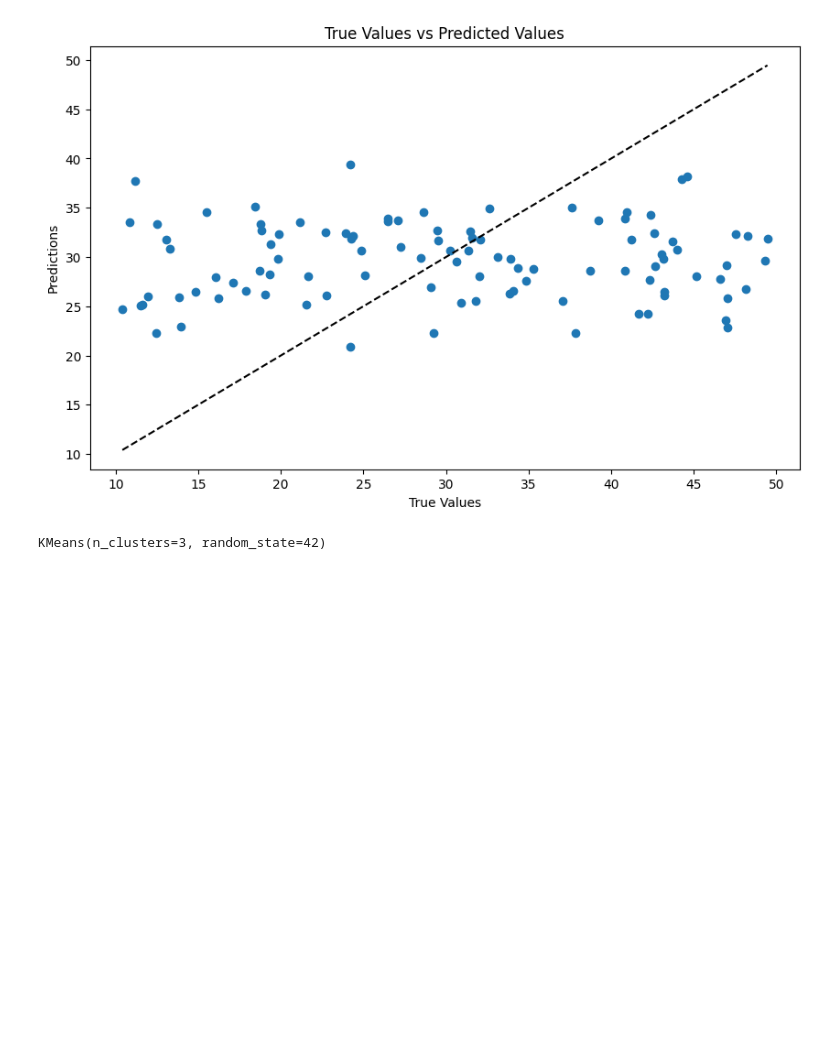
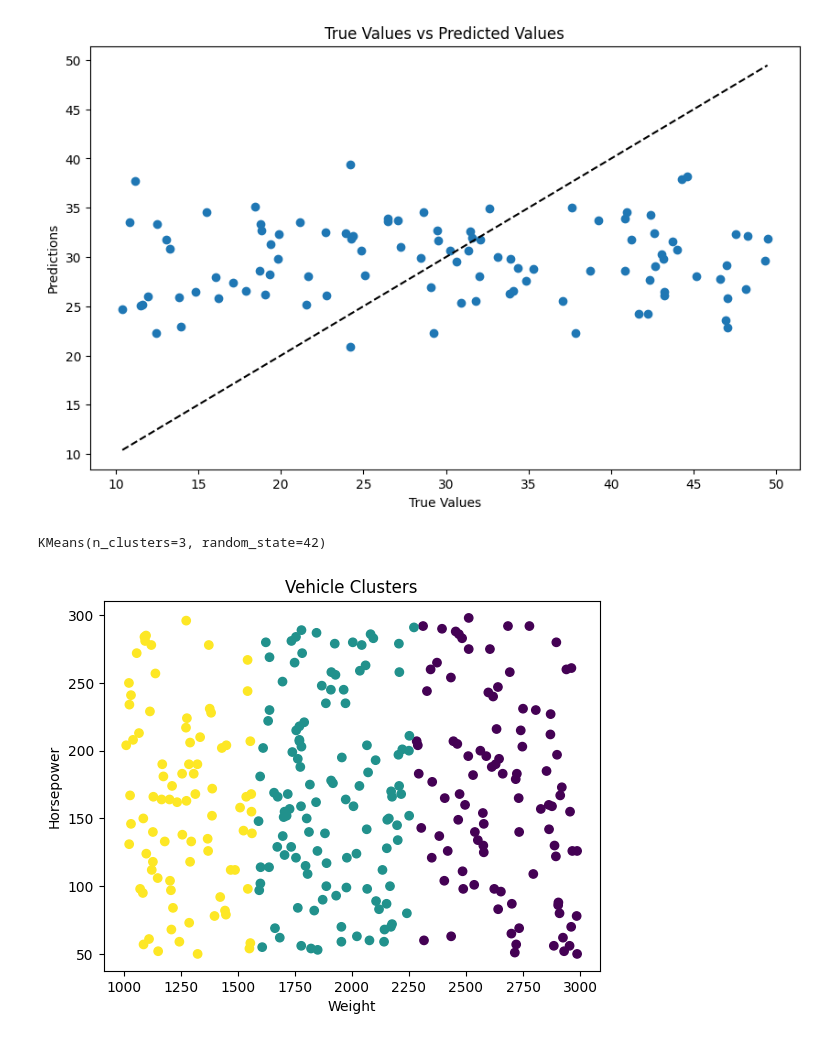
Before and after one commit to Hiida3li/Udacity-workspace, a Jupyter notebook: supervised_tst.ipynb, the cells around one changed output. Saved outputs shown, nothing was run; the diff lists cells and outputs as text; code cells hidden in the pictures; blank space fills up the shorter version.

```diff
--- a/supervised_tst.ipynb
+++ b/supervised_tst.ipynb
@@ -92,3 +92,12 @@ kmeans = KMeans(n_clusters=3, random_state=42)
 kmeans.fit(X)
 # %% [output]
 KMeans(n_clusters=3, random_state=42)
+# %%
+# Plotting the clusters
+plt.scatter(df['Weight'], df['Horsepower'], c=kmeans.labels_)
+plt.xlabel('Weight')
+plt.ylabel('Horsepower')
+plt.title('Vehicle Clusters')
+plt.show()
+# %% [output]
+[figure, added]
```
